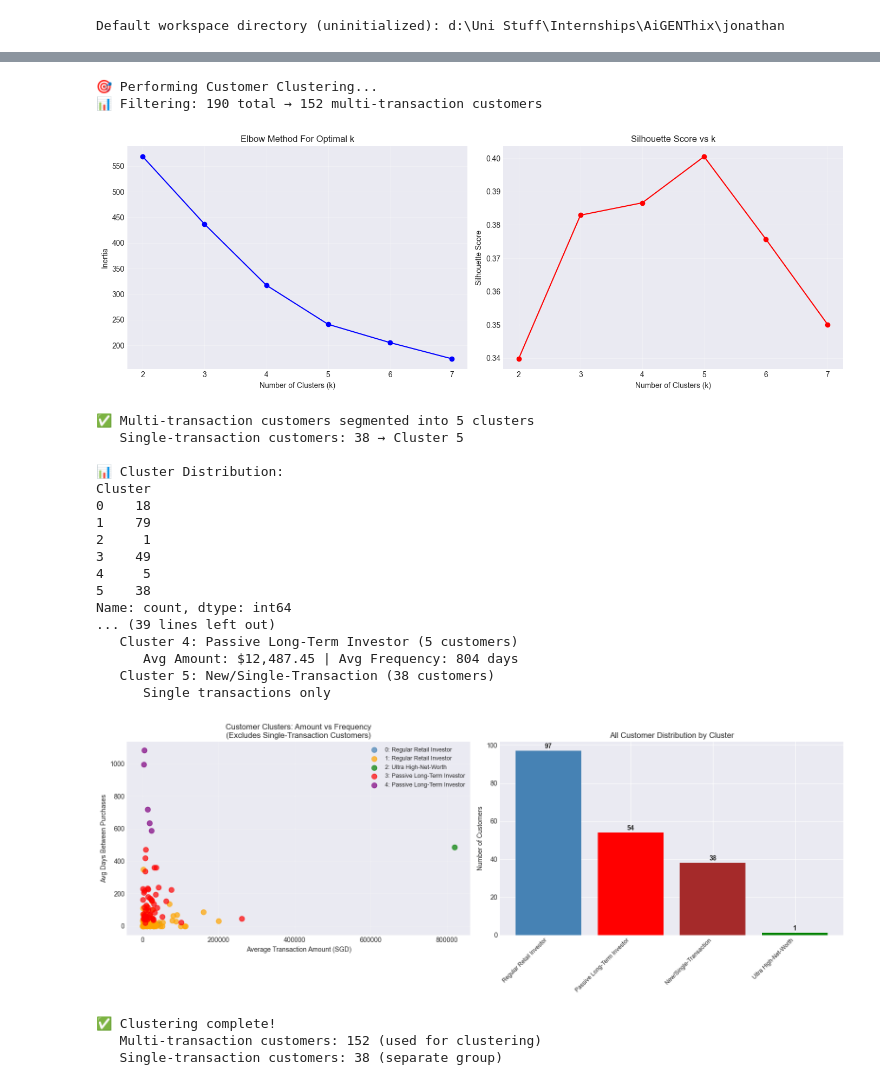
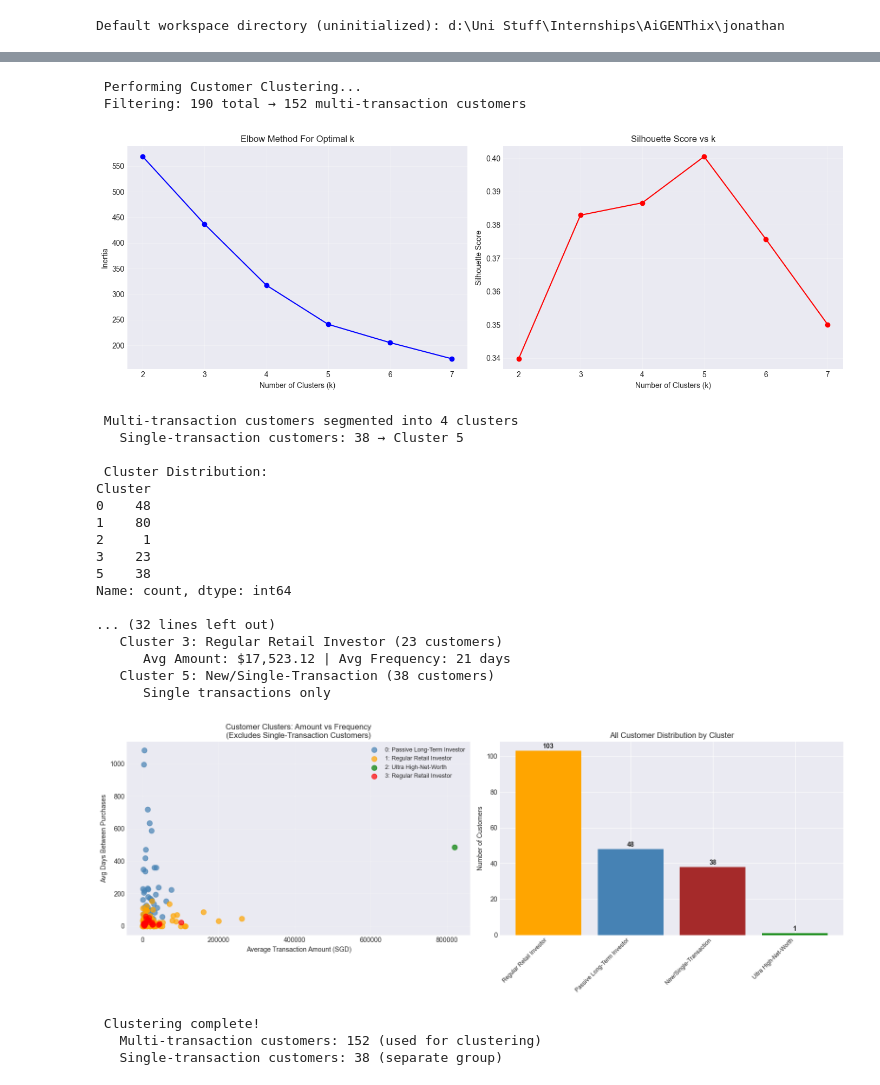
Before and after one commit to RudraSomaiya/FinPulse, a Jupyter notebook: integrated-timeline.ipynb, the cells around one changed output, grey strips where cells are left out. Drawn from its saved outputs; the diff is of its cells as text; code cells hidden in the pictures.

Commit message:
Improved: - timeline plots - regression (still needs alot of improvement) - Clustering

```diff
--- a/integrated-timeline.ipynb
+++ b/integrated-timeline.ipynb
@@ -238,11 +238,11 @@ print(product_type_features.sort_values('ProductType_Popularity', ascending=Fals
 # ========================================
 # CUSTOMER CLUSTERING (FIXED)
 # ========================================
-print("🎯 Performing Customer Clustering...")
+print(" Performing Customer Clustering...")
 
 # FILTER OUT customers with only 1 transaction for clustering
 multi_transaction_clients = client_features[client_features['Num_Transactions'] > 1].copy()
-print(f"📊 Filtering: {len(client_features)} total → {len(multi_transaction_clients)} multi-transaction customers")
+print(f" Filtering: {len(client_features)} total → {len(multi_transaction_clients)} multi-transaction customers")
 
 # Prepare features for clustering (only multi-transaction customers)
 clustering_features = multi_transaction_clients[['Avg_Amount', 'Num_Transactions',
@@ -288,7 +288,7 @@ plt.tight_layout()
 plt.show()
 
 # Perform clustering with 5 clusters (as requested)
-optimal_k = 5
+optimal_k = 4
 kmeans_final = KMeans(n_clusters=optimal_k, random_state=42, n_init=10)
 multi_transaction_clients['Cluster'] = kmeans_final.fit_predict(clustering_features_scaled)
 
@@ -301,10 +301,10 @@ client_features.loc[client_features['Client'].isin(multi_transaction_clients['Cl
 client_features.loc[client_features['Num_Transactions'] == 1, 'Cluster'] = 5
 
 # Analyze clusters (only multi-transaction ones for main analysis)
-print(f"\n✅ Multi-transaction customers segmented into {optimal_k} clusters")
+print(f"\n Multi-transaction customers segmented into {optimal_k} clusters")
 print(f"   Single-transaction customers: {len(client_features[client_features['Num_Transactions'] == 1])} → Cluster 5\n")
 
-print("📊 Cluster Distribution:")
+print(" Cluster Distribution:")
 print(client_features['Cluster'].value_counts().sort_index())
 
 print("\n🔍 Multi-Transaction Cluster Characteristics:")
@@ -355,7 +355,7 @@ cluster_names[5] = "New/Single-Transaction"
 # Apply names to all customers
 client_features['Cluster_Name'] = client_features['Cluster'].map(cluster_names)
 
-print("\n🏷️ Final Cluster Names:")
+print("\n Final Cluster Names:")
 for cluster_id in sorted(cluster_names.keys()):
     count = len(client_features[client_features['Cluster'] == cluster_id])
     if cluster_id == 5:
@@ -404,47 +404,47 @@ for name in cluster_counts.index:
                 bar_colors.append('gray')
             break
 
 bars = ax2.bar(range(len(cluster_counts)), cluster_counts.values, color=bar_colors)
 ax2.set_xticks(range(len(cluster_counts)))
 ax2.set_xticklabels(cluster_counts.index, rotation=45, ha='right', fontsize=9)
 ax2.set_ylabel('Number of Customers')
 ax2.set_title('All Customer Distribution by Cluster')
 
 # Add value labels on bars
 for bar, count in zip(bars, cluster_counts.values):
     height = bar.get_height()
     ax2.text(bar.get_x() + bar.get_width()/2., height + 0.5, str(count),
              ha='center', va='bottom', fontweight='bold')
 
 plt.tight_layout()
 plt.show()
 
-print(f"\n✅ Clustering complete!")
+print(f"\n Clustering complete!")
 print(f"   Multi-transaction customers: {len(multi_transaction_clients)} (used for clustering)")
 print(f"   Single-transaction customers: {len(client_features[client_features['Num_Transactions'] == 1])} (separate group)")
 # %% [output]
-🎯 Performing Customer Clustering...
-📊 Filtering: 190 total → 152 multi-transaction customers
+ Performing Customer Clustering...
+ Filtering: 190 total → 152 multi-transaction customers
 [figure]
-✅ Multi-transaction customers segmented into 5 clusters
+ Multi-transaction customers segmented into 4 clusters
    Single-transaction customers: 38 → Cluster 5
 
-📊 Cluster Distribution:
+ Cluster Distribution:
 Cluster
-0    18
-1    79
+0    48
+1    80
 2     1
-3    49
-4     5
+3    23
 5    38
 Name: count, dtype: int64
-... (39 lines left out)
-   Cluster 4: Passive Long-Term Investor (5 customers)
-      Avg Amount: $12,487.45 | Avg Frequency: 804 days
+
+... (32 lines left out)
+   Cluster 3: Regular Retail Investor (23 customers)
+      Avg Amount: $17,523.12 | Avg Frequency: 21 days
    Cluster 5: New/Single-Transaction (38 customers)
       Single transactions only
-[figure, old version]
+[figure, new version]
-✅ Clustering complete!
+ Clustering complete!
    Multi-transaction customers: 152 (used for clustering)
    Single-transaction customers: 38 (separate group)
 # %%
```
Also changed, not shown: parts of 16 cells of this notebook.
